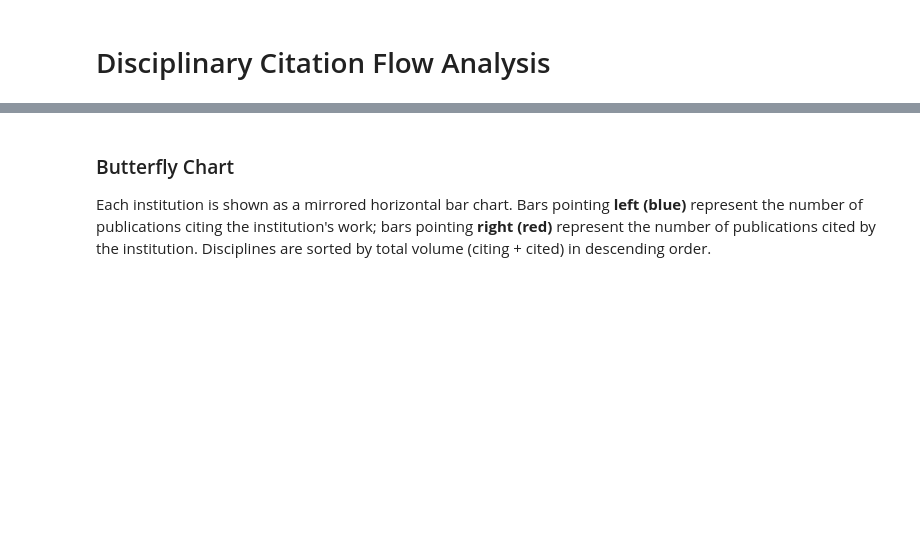
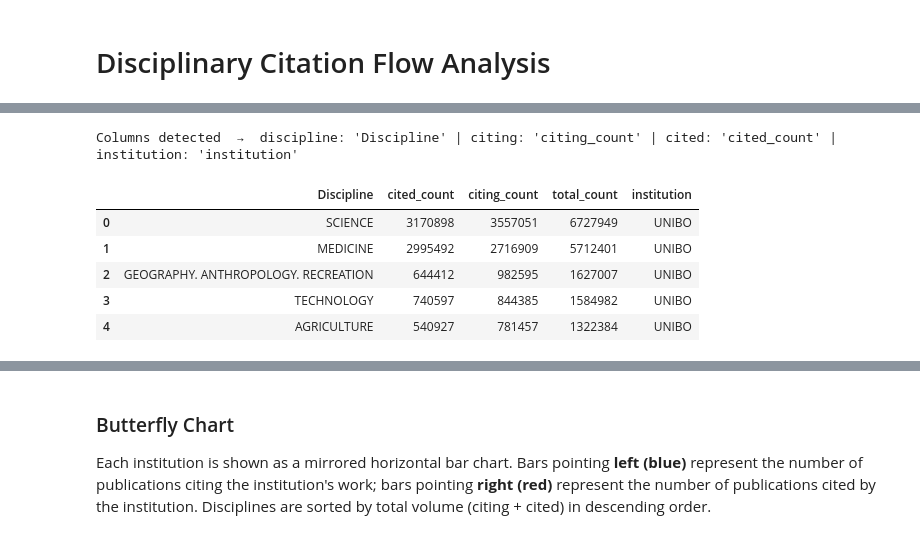
Before and after one commit to open-sci/2025-2026, a Jupyter notebook: bloom/disciplinary_flow/visualization/viz_discipline_flow.ipynb, the cells around one changed output, grey strips where cells are left out. Cells and saved outputs as stored; diff of their text form; code cells hidden in the pictures; blank space fills up the shorter version.

```diff
--- a/bloom/disciplinary_flow/visualization/viz_discipline_flow.ipynb
+++ b/bloom/disciplinary_flow/visualization/viz_discipline_flow.ipynb
@@ -77,11 +113,11 @@ import plotly.colors
 Root = "https://raw.githubusercontent.com/open-sci/2025-2026/refs/heads/1b/bloom/disciplinary_flow/step4_output/"
 
 subject_profiles = {
-    "UNIBO": Root + "unibo_subject_profile.csv",
-    "UNITO": Root + "unito_subject_profile.csv",
-    "UNIMI": Root + "unimi_subject_profile.csv",
-    "UNIPD": Root + "unipd_subject_profile.csv",
-    "UPO":   Root + "upo_subject_profile.csv",
+    "UNIBO": Root + "unibo_profile_output.csv",
+    "UNITO": Root + "unito_profile_output.csv",
+    "UNIMI": Root + "unimi_profile_output.csv",
+    "UNIPD": Root + "unipd_profile_output.csv",
+    "UPO":   Root + "upo_profile_output.csv",
     "SNS":   Root + "sns_profile_output.csv",
 }
 
@@ -90,7 +126,7 @@ agg_csvs = {
     "UNITO": Root + "unito_agg_output.csv",
     "UNIMI": Root + "unimi_agg_output.csv",
     "UNIPD": Root + "unipd_agg_output.csv",
-    "UPO":   Root + "UPO_agg_output.csv",
+    "UPO":   Root + "upo_agg_output.csv",
     "SNS":   Root + "sns_agg_output.csv",
 }
 
@@ -99,59 +135,72 @@ INSTITUTIONS = ["UNIBO", "UNITO", "UNIMI", "UNIPD", "UPO", "SNS"]
 
 # Abbreviation map for long discipline names
 DISC_SHORT = {
-    "GEOGRAPHY. ANTHROPOLOGY. RECREATION":                   "GEOGR./ANTHROP.",
-    "PHILOSOPHY. PSYCHOLOGY. RELIGION":                      "PHILOS./PSYCH./REL.",
+    "GEOGRAPHY. ANTHROPOLOGY. RECREATION":                   "GEO./ANTHROP.",
+    "PHILOSOPHY. PSYCHOLOGY. RELIGION":                      "PHIL./PSYCH./REL.",
     "BIBLIOGRAPHY. LIBRARY SCIENCE. INFORMATION RESOURCES":  "BIB./LIB.SCI.",
     "AUXILIARY SCIENCES OF HISTORY":                         "AUX.SCI.HISTORY",
-    "SOCIAL SCIENCES":                                       "SOCIAL SCI.",
-    "POLITICAL SCIENCE":                                     "POLITICAL SCI.",
+    "SOCIAL SCIENCES":                                       "SOCI.SCI.",
+    "POLITICAL SCIENCE":                                     "POLI.SCI.",
     "LANGUAGE AND LITERATURE":                               "LANG. & LIT.",
     "MUSIC AND BOOKS ON MUSIC":                              "MUSIC",
-    "MILITARY SCIENCE":                                      "MILITARY SCI.",
+    "MILITARY SCIENCE":                                      "MILI.SCI.",
     "NAVAL SCIENCE":                                         "NAVAL SCI.",
     "Multidisciplinary":                                     "MULTI.",
     "Others":                                                "OTHER",
 }
 DISC_SHORT_INV = {v: k for k, v in DISC_SHORT.items()}
 
-# Discipline range classification
-HIGH_DISCS = {"MEDICINE", "SCIENCE"}
-LOW_DISCS  = {
-    "NAVAL SCIENCE",
-    "MILITARY SCIENCE",
-    "GENERAL WORKS",
-    "BIBLIOGRAPHY. LIBRARY SCIENCE. INFORMATION RESOURCES",
-    "MUSIC AND BOOKS ON MUSIC",
-    "LAW",
-    "FINE ARTS",
-    "AUXILIARY SCIENCES OF HISTORY",
-}
 
-def assign_range(disc):
-    if disc in HIGH_DISCS:   return "High"
-    elif disc in LOW_DISCS:  return "Low"
-    else:                    return "Mid"
-
-def get_range_for_label(label):
-    original = DISC_SHORT_INV.get(label, label)
-    return assign_range(original)
-
-RANGE_ORDER = ["High", "Mid", "Low"]
 
 # ── Global colour palette ─────────────────────────────────────────────────────
 # Consistent semantic colours used across all charts
 COLORS = {
     "citing":   "#636EFA",   # blue  — Citing
     "cited":    "#EF553B",   # red   — Cited
     "self":     "#00CC96",   # teal  — Within-discipline (Self) citation
     "cross":    "#AB63FA",   # purple — Cross-discipline citation
     "incoming": "#19D3F3",   # cyan  — Incoming flow
     "internal": "#FF6692",   # pink  — Internal flow
     "outgoing": "#FFA15A",   # orange — Outgoing flow
 }
 
 FLOW_COLORS = {
     "Incoming": COLORS["incoming"],
     "Internal": COLORS["internal"],
     "Outgoing": COLORS["outgoing"],
 }
+
+# Load subject profile data
+df_sub = []
+for inst, path in subject_profiles.items():
+    df = pd.read_csv(path, encoding="utf-8")
+    df["institution"] = inst
+    df_sub.append(df)
+df_prof = pd.concat(df_sub, ignore_index=True)
+
+# Detect column names from the subject profile
+discipline_col = next(
+    (c for c in df_prof.columns if any(k in c.lower() for k in ["discipline", "subject", "loc_label", "label"])),
+    df_prof.columns[0],
+)
+citing_col = next((c for c in df_prof.columns if "citing" in c.lower() and "count" in c.lower()), None)
+cited_col  = next((c for c in df_prof.columns if "cited"  in c.lower() and "count" in c.lower()), None)
+if citing_col is None:
+    citing_col = next((c for c in df_prof.columns if "citing" in c.lower()), None)
+if cited_col is None:
+    cited_col  = next((c for c in df_prof.columns if "cited"  in c.lower()), None)
+inst_col = next(
+    (c for c in df_prof.columns if any(k in c.lower() for k in ["institution", "univ", "org", "affil", "inst"])),
+    None,
+)
+
+print(f"Columns detected  →  discipline: '{discipline_col}' | citing: '{citing_col}' | cited: '{cited_col}' | institution: '{inst_col}'")
+df_prof.head()
+# %% [output]
+Columns detected  →  discipline: 'Discipline' | citing: 'citing_count' | cited: 'cited_count' | institution: 'institution'
+|  | Discipline | cited_count | citing_count | total_count | institution |
+| 0 | SCIENCE | 3170898 | 3557051 | 6727949 | UNIBO |
+| 1 | MEDICINE | 2995492 | 2716909 | 5712401 | UNIBO |
+| 2 | GEOGRAPHY. ANTHROPOLOGY. RECREATION | 644412 | 982595 | 1627007 | UNIBO |
+| 3 | TECHNOLOGY | 740597 | 844385 | 1584982 | UNIBO |
+| 4 | AGRICULTURE | 540927 | 781457 | 1322384 | UNIBO |
```
Also changed, not shown: parts of 14 cells of this notebook.
